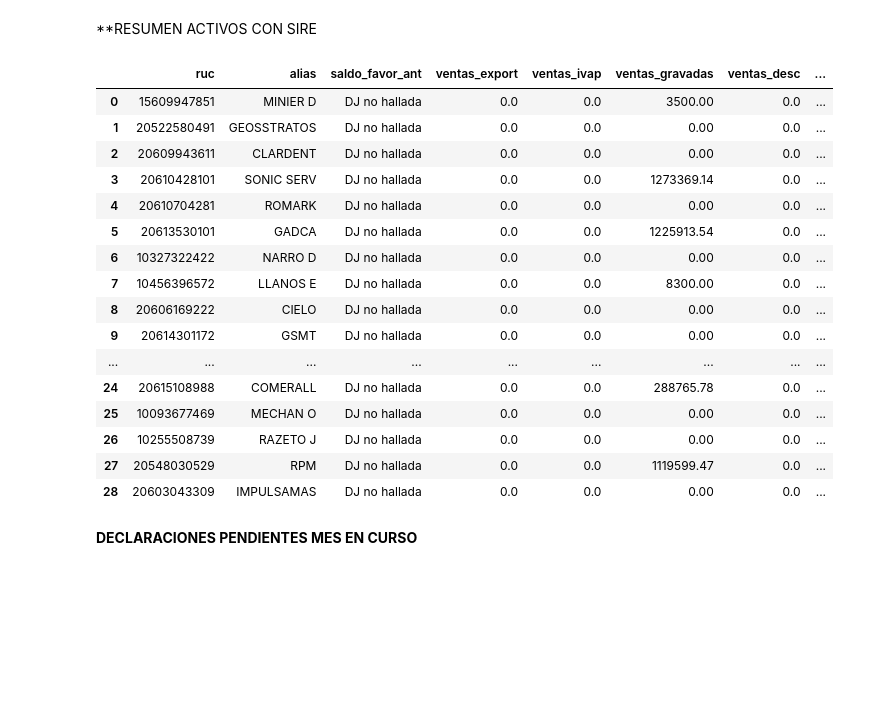
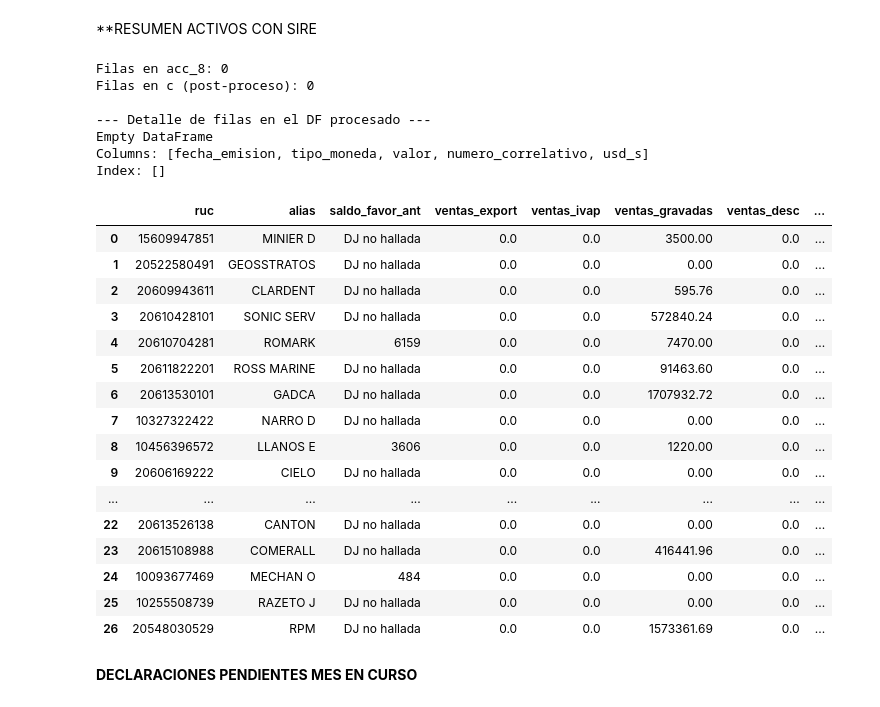
Before and after one commit to Raknaros/pytest, a Jupyter notebook: MetaContabilidad.ipynb, the cells around one changed output. Cells and saved outputs as stored; diff of their text form; code cells hidden in the pictures; blank space fills up the shorter version.

```diff
--- a/MetaContabilidad.ipynb
+++ b/MetaContabilidad.ipynb
@@ -48,7 +48,7 @@ periodo_corriente = get_mes_anterior(0)
 ejercicio_corriente = periodo_corriente // 100
 ejercicio_cerrado = ejercicio_corriente - 1
 # %%
-periodo_seleccionado = periodo_cerrado #Cambiar al periodo deseado (formato aaaamm)
+periodo_seleccionado = 202512 #Cambiar al periodo deseado (formato aaaamm)
 ejercicio_seleccionado = ejercicio_corriente #Cambiar al ano deseado
 # %% [markdown]
 **CONSULTAS CENTRALES**
@@ -149,6 +149,7 @@ df_tc = pd.DataFrame({'fecha_sunat': rango_fechas})
 # Unimos con los datos reales y rellenamos hacia adelante
 df_tc = df_tc.merge(df_tc_raw, on='fecha_sunat', how='left').sort_values('fecha_sunat')
 df_tc[['usd_b', 'usd_s']] = df_tc[['usd_b', 'usd_s']].ffill()
+df_tc = df_tc.drop_duplicates(subset=['fecha_sunat'], keep='last')
 print("✅ Tabla de Tipo de Cambio preparada y rellenada.")
 print("✅ Todo listo en memoria. Conexión a BD no se usa más.")
 # %% [output]
@@ -200,7 +204,7 @@ periodo_ant = restar_un_mes(periodo_seleccionado)
 # --- Función interna para procesar v y c rápidamente ---
 def procesar_df_con_soles(df_orig, tc_data):
     if df_orig.empty: return df_orig.copy()
-
+    tc_data = tc_data.drop_duplicates(subset=['fecha_sunat'], keep='last')
     df = df_orig.copy()
     df['fecha_emision'] = pd.to_datetime(df['fecha_emision'])
 
@@ -208,7 +212,7 @@ def procesar_df_con_soles(df_orig, tc_data):
     df = df.merge(tc_data, left_on='fecha_emision', right_on='fecha_sunat', how='left')
 
     # Columnas monetarias estándar de SUNAT
-    cols = ['valor', 'igv', 'isc', 'otros_cargos', 'icbp', 'total_igv', 'valor_venta']
+    cols = ['valor', 'igv', 'isc', 'otros_cargos', 'icbp']
 
     for col in cols:
         if col in df.columns:
@@ -222,6 +226,22 @@ v = procesar_df_con_soles(acc_5, df_tc)
 c = procesar_df_con_soles(acc_8, df_tc)
 a9 = acc_9.copy()
 
+# Filtramos ambos DataFrames
+f_acc8 = acc_8[(acc_8['ruc'] == 20610704281) & (acc_8['periodo_tributario'] == 202410)].copy()
+f_c = c[(c['ruc'] == 20610704281) & (c['periodo_tributario'] == 202410)].copy()
+
+print(f"Filas en acc_8: {len(f_acc8)}")
+print(f"Filas en c (post-proceso): {len(f_c)}")
+
+# Si len(f_c) > len(f_acc8), hay duplicidad en la tabla de Tipo de Cambio (df_tc)
+
+# Visualización de las columnas clave para inspección
+cols_interes = ['fecha_emision', 'tipo_moneda', 'valor', 'numero_correlativo']
+if 'usd_s' in f_c.columns: cols_interes.append('usd_s')
+
+print("\n--- Detalle de filas en el DF procesado ---")
+print(f_c[cols_interes].sort_values('fecha_emision'))
+
 # 1. NORMALIZACIÓN DE SIGNOS (A prueba de errores de base de datos)
 # Esta función asegura que Facturas sean (+) y Notas de Crédito sean (-)
 def aplicar_naturaleza(columna):
@@ -231,6 +251,7 @@ v['valor_n'] = aplicar_naturaleza('valor')
 v['igv_n'] = aplicar_naturaleza('igv')
 v['isc_n'] = aplicar_naturaleza('isc')
 v['icbp_n'] = aplicar_naturaleza('icbp')
+
 
 # 2. IDENTIFICACIÓN DE NOTAS DE CRÉDITO (PERIODO ANTERIOR)
 is_nc = (v['tipo_comprobante'] == 7)
@@ -299,11 +320,13 @@ resumen_v = v.groupby('ruc').agg({
 def aplicar_naturaleza_compras(columna):
     return np.where(c['tipo_comprobante'] == 7, -c[columna].abs(), c[columna].abs())
 
+
 # Aplicamos la función a los montos base antes de clasificar
 c['valor_neto'] = aplicar_naturaleza_compras('valor')
 c['igv_neto'] = aplicar_naturaleza_compras('igv')
 c['isc_neto'] = aplicar_naturaleza_compras('isc')
 c['icbp_neto'] = aplicar_naturaleza_compras('icbp')
+
 
 # --- REGLA: TASA IGV ---
 # Usamos los valores absolutos para la tasa para evitar errores de división con negativos
@@ -314,10 +337,10 @@ is_not_op_18 = (c['tipo_operacion'] != 18)
 is_grav_dest = c['destino'].isin([1, 2, 3, 5])
 
 # --- CLASIFICACIÓN USANDO LOS VALORES NETOS ---
-c['c_grav18'] = np.where(is_not_op_18 & is_grav_dest & (c['tasa'] >= 0.15),
+c['c_grav18'] = np.where(is_not_op_18 & is_grav_dest & (c['tasa'] >= 0.11),
                          c['valor_neto'], 0)
 
-c['c_grav10'] = np.where(is_not_op_18 & is_grav_dest & (c['tasa'] < 0.15),
+c['c_grav10'] = np.where(is_not_op_18 & is_grav_dest & (c['tasa'] < 0.11),
                          c['valor_neto'], 0)
 
 c['c_nograv'] = np.where(is_not_op_18 & (c['destino'] == 4), c['valor_neto'], 0) + \
@@ -364,47 +387,54 @@ resumen_final = pd.concat([resumen_v, resumen_c, resumen_saldos], axis=1).reset_
 
 # A. Para todas las columnas numéricas (ventas/compras), ponemos 0
 cols_num = resumen_final.select_dtypes(include=[np.number]).columns
 resumen_final[cols_num] = resumen_final[cols_num].fillna(0)
 
 # B. Para la columna de saldo:
 # Los que eran NaN aquí son los que no tenían fila en acc_9 para ese periodo.
 resumen_final['saldo_favor_ant'] = resumen_final['saldo_favor_ant'].fillna('DJ no hallada')
 
 # 8. UNIÓN CON ENTIDADES Y ORDEN FINAL
 resumen_final = resumen_final.merge(priv_entities[['ruc', 'alias']], on='ruc', how='left')
 
 cols = ['ruc', 'alias', 'saldo_favor_ant'] + [c for c in resumen_final.columns if c not in ['ruc', 'alias', 'saldo_favor_ant']]
 resumen_final = resumen_final[cols]
 
 resumen_final = (
     resumen_final
     .assign(u_digito = lambda x: x['ruc'] % 10) # Crea columna temporal con el último dígito
     .sort_values(by=['u_digito', 'ruc'], ascending=[True, True]) # Ordena por dígito y luego alias
     .drop(columns='u_digito') # Elimina la columna temporal para que no ensucie el reporte
 )
 
 # Reiniciar el índice para que sea correlativo tras el ordenamiento
 resumen_final = resumen_final.reset_index(drop=True)
 
 display(resumen_final)
 # %% [output]
+Filas en acc_8: 0
+Filas en c (post-proceso): 0
+
+--- Detalle de filas en el DF procesado ---
+Empty DataFrame
+Columns: [fecha_emision, tipo_moneda, valor, numero_correlativo, usd_s]
+Index: []
 |  | ruc | alias | saldo_favor_ant | ventas_export | ventas_ivap | ventas_gravadas | ventas_desc | ... |
 | 0 | 15609947851 | MINIER D | DJ no hallada | 0.0 | 0.0 | 3500.00 | 0.0 | ... |
 | 1 | 20522580491 | GEOSSTRATOS | DJ no hallada | 0.0 | 0.0 | 0.00 | 0.0 | ... |
-| 2 | 20609943611 | CLARDENT | DJ no hallada | 0.0 | 0.0 | 0.00 | 0.0 | ... |
-| 3 | 20610428101 | SONIC SERV | DJ no hallada | 0.0 | 0.0 | 1273369.14 | 0.0 | ... |
-| 4 | 20610704281 | ROMARK | DJ no hallada | 0.0 | 0.0 | 0.00 | 0.0 | ... |
-| 5 | 20613530101 | GADCA | DJ no hallada | 0.0 | 0.0 | 1225913.54 | 0.0 | ... |
-| 6 | 10327322422 | NARRO D | DJ no hallada | 0.0 | 0.0 | 0.00 | 0.0 | ... |
-| 7 | 10456396572 | LLANOS E | DJ no hallada | 0.0 | 0.0 | 8300.00 | 0.0 | ... |
-| 8 | 20606169222 | CIELO | DJ no hallada | 0.0 | 0.0 | 0.00 | 0.0 | ... |
-| 9 | 20614301172 | GSMT | DJ no hallada | 0.0 | 0.0 | 0.00 | 0.0 | ... |
+| 2 | 20609943611 | CLARDENT | DJ no hallada | 0.0 | 0.0 | 595.76 | 0.0 | ... |
+| 3 | 20610428101 | SONIC SERV | DJ no hallada | 0.0 | 0.0 | 572840.24 | 0.0 | ... |
+| 4 | 20610704281 | ROMARK | 6159 | 0.0 | 0.0 | 7470.00 | 0.0 | ... |
+| 5 | 20611822201 | ROSS MARINE | DJ no hallada | 0.0 | 0.0 | 91463.60 | 0.0 | ... |
+| 6 | 20613530101 | GADCA | DJ no hallada | 0.0 | 0.0 | 1707932.72 | 0.0 | ... |
+| 7 | 10327322422 | NARRO D | DJ no hallada | 0.0 | 0.0 | 0.00 | 0.0 | ... |
+| 8 | 10456396572 | LLANOS E | 3606 | 0.0 | 0.0 | 1220.00 | 0.0 | ... |
+| 9 | 20606169222 | CIELO | DJ no hallada | 0.0 | 0.0 | 0.00 | 0.0 | ... |
 | ... | ... | ... | ... | ... | ... | ... | ... | ... |
-| 24 | 20615108988 | COMERALL | DJ no hallada | 0.0 | 0.0 | 288765.78 | 0.0 | ... |
-| 25 | 10093677469 | MECHAN O | DJ no hallada | 0.0 | 0.0 | 0.00 | 0.0 | ... |
-| 26 | 10255508739 | RAZETO J | DJ no hallada | 0.0 | 0.0 | 0.00 | 0.0 | ... |
-| 27 | 20548030529 | RPM | DJ no hallada | 0.0 | 0.0 | 1119599.47 | 0.0 | ... |
-| 28 | 20603043309 | IMPULSAMAS | DJ no hallada | 0.0 | 0.0 | 0.00 | 0.0 | ... |
+| 22 | 20613526138 | CANTON | DJ no hallada | 0.0 | 0.0 | 0.00 | 0.0 | ... |
+| 23 | 20615108988 | COMERALL | DJ no hallada | 0.0 | 0.0 | 416441.96 | 0.0 | ... |
+| 24 | 10093677469 | MECHAN O | 484 | 0.0 | 0.0 | 0.00 | 0.0 | ... |
+| 25 | 10255508739 | RAZETO J | DJ no hallada | 0.0 | 0.0 | 0.00 | 0.0 | ... |
+| 26 | 20548030529 | RPM | DJ no hallada | 0.0 | 0.0 | 1573361.69 | 0.0 | ... |
 # %% [markdown]
 **DECLARACIONES PENDIENTES MES EN CURSO**
 # %%
```
Also changed, not shown: parts of 3 cells of this notebook, 2 other files.
